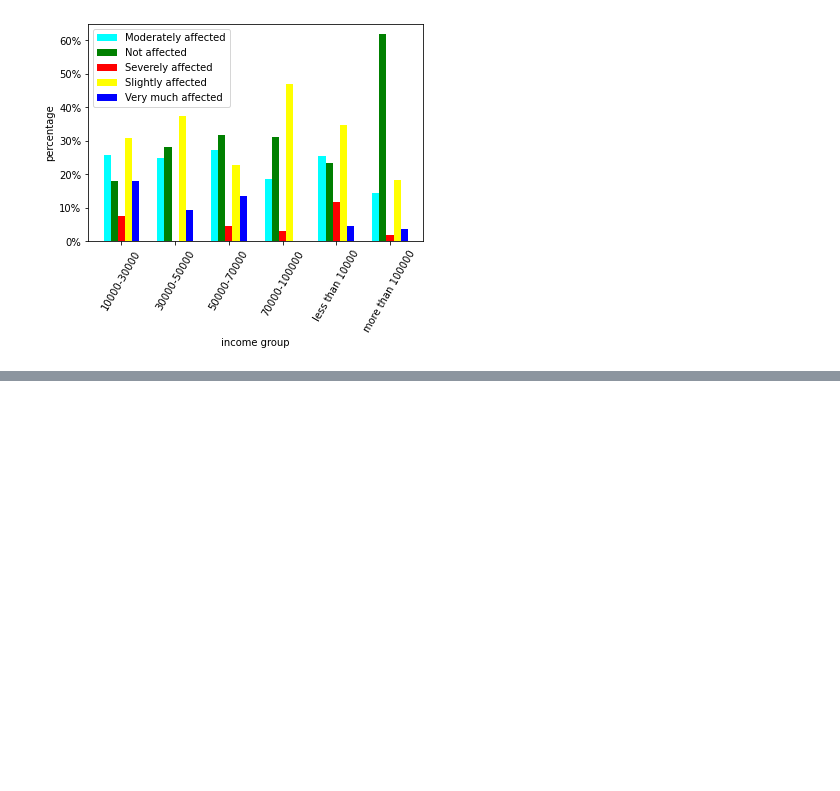
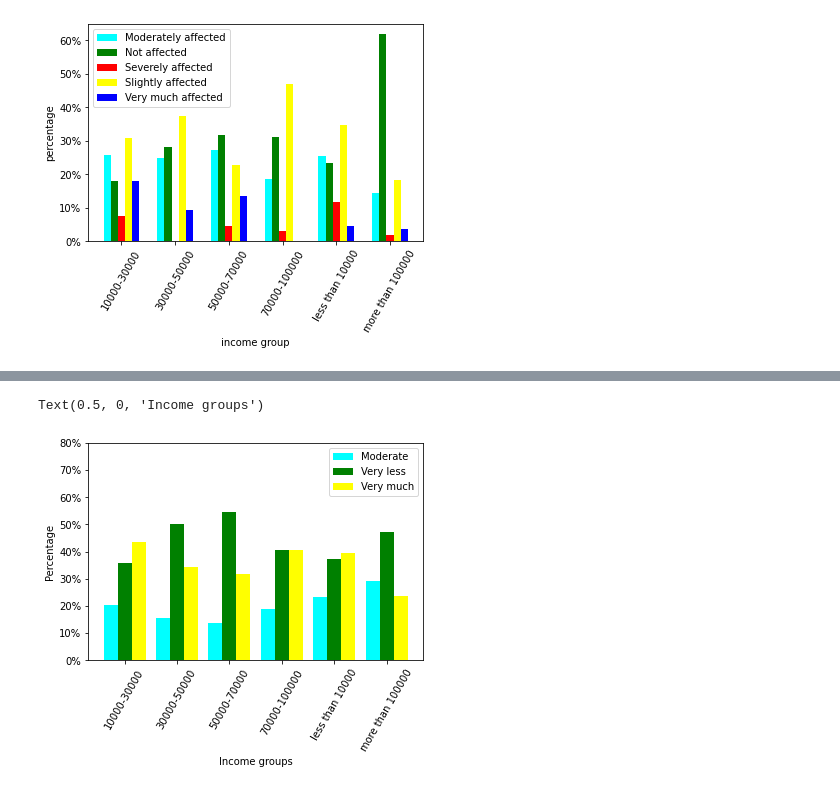
Before and after one commit to Samrat2001/Exploratory-Data-Analysis, a Jupyter notebook: project_first_cut.ipynb, the cells around one changed output, grey strips where cells are left out. Saved outputs shown, nothing was run; the diff lists cells and outputs as text; code cells hidden in the pictures; blank space fills up the shorter version.

```diff
--- a/project_first_cut.ipynb
+++ b/project_first_cut.ipynb
@@ -176,0 +382,3 @@ f.savefig("pllllllll.jpg")
+# %%
+df_finance_focus = pd.concat([df1.income, df1.focus_fin.str.get_dummies()], axis = 1); print(df_finance_focus)
+p5 = df_finance_focus.groupby("income").aggregate(sum); p5
@@ -176,0 +408,3 @@ f.savefig("pllllllll.jpg")
+# %%
+df1_5 = pd.DataFrame(pd.value_counts(df1.income))
+df1_5
@@ -176,0 +419,3 @@ f.savefig("pllllllll.jpg")
+# %%
+g5 = p5.div(df1_5["income"], axis = 0)
+g5
@@ -176,0 +430,17 @@ f.savefig("pllllllll.jpg")
+# %%
+f5 = plt.figure()
+x5 = np.array([1, 2.5, 4, 5.5, 7, 8.5])
+y5 = np.array([0, 0.1, 0.2, 0.3, 0.4, 0.5, 0.6, 0.7, 0.8])
+width = 0.4
+plt.bar(x5 - 0.4, g5["Very less"], width, color ="cyan")
+plt.bar(x5, g5["Moderate"], width, color = "green")
+#plt.bar(x3 + 0.2, g3["Yes, forced to change the job"], width, color = "red")
+plt.bar(x5 + 0.4, g5["Very much"], width, color = "yellow")
+plt.xticks(x3, list(g5.index), rotation = 60)
+plt.yticks(y3, ["0%", "10%", "20%", "30%", "40%", "50%", "60%", "70%", "80%"])
+plt.legend(list(g5.columns))
+plt.ylabel("Percentage")
+plt.xlabel("Income groups")
+# %% [output]
+Text(0.5, 0, 'Income groups')
+[figure, added]
```
Also changed, not shown: parts of 36 cells of this notebook.
